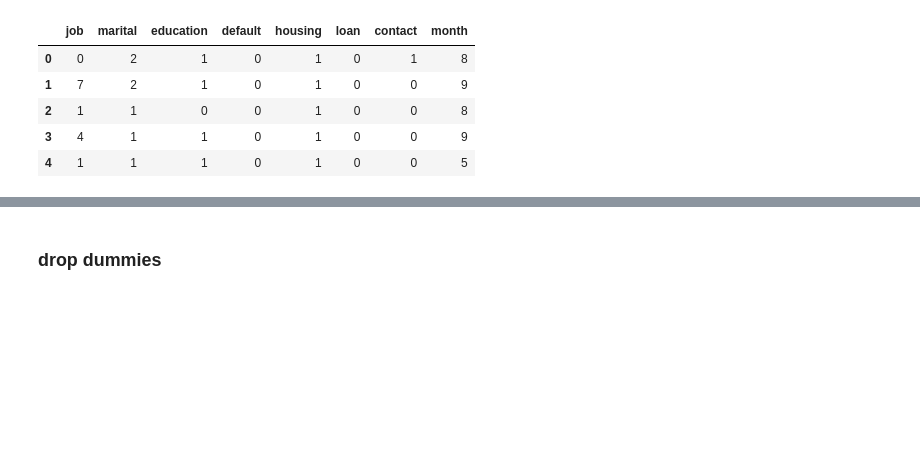
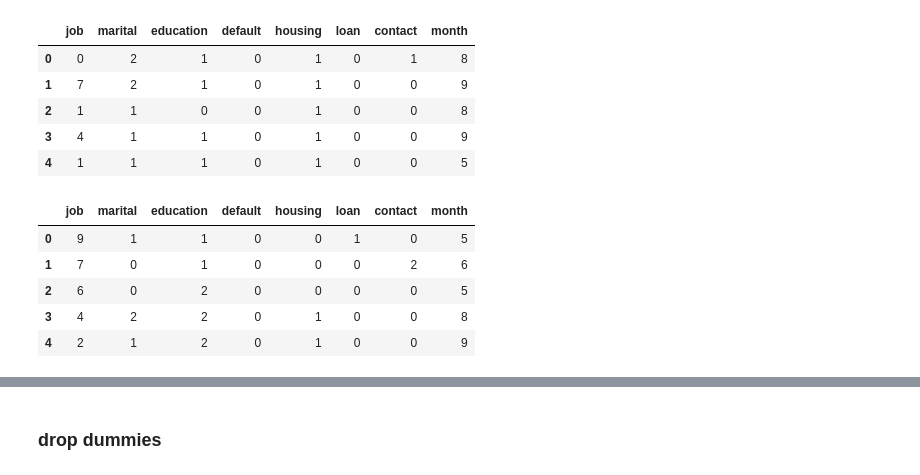
Before and after one commit to dgarbato/f57d8FBxGJMvThDc, a Jupyter notebook: gradient boosting project 2.ipynb, the cells around one changed output, grey strips where cells are left out. Saved outputs shown, nothing was run; the diff lists cells and outputs as text; code cells hidden in the pictures; blank space fills up the shorter version.

```diff
--- a/gradient boosting project 2.ipynb
+++ b/gradient boosting project 2.ipynb
@@ -248,0 +244,2 @@ X_train_dep
+# %%
+X_test_dep = X_test_dep.drop(columns= ['Unnamed: 0'])
@@ -263,3 +291,12 @@ X_train_dep[char_cols_lst].head()
 # %%
 for categ_feat in char_cols_lst:
     label_encode(X_test_dep,categ_feat)
+# %%
+X_test_dep[char_cols_lst].head()
+# %% [output]
+|  | job | marital | education | default | housing | loan | contact | month |
+| 0 | 9 | 1 | 1 | 0 | 0 | 1 | 0 | 5 |
+| 1 | 7 | 0 | 1 | 0 | 0 | 0 | 2 | 6 |
+| 2 | 6 | 0 | 2 | 0 | 0 | 0 | 0 | 5 |
+| 3 | 4 | 2 | 2 | 0 | 1 | 0 | 0 | 8 |
+| 4 | 2 | 1 | 2 | 0 | 1 | 0 | 0 | 9 |
```
Also changed, not shown: parts of 13 cells of this notebook.
